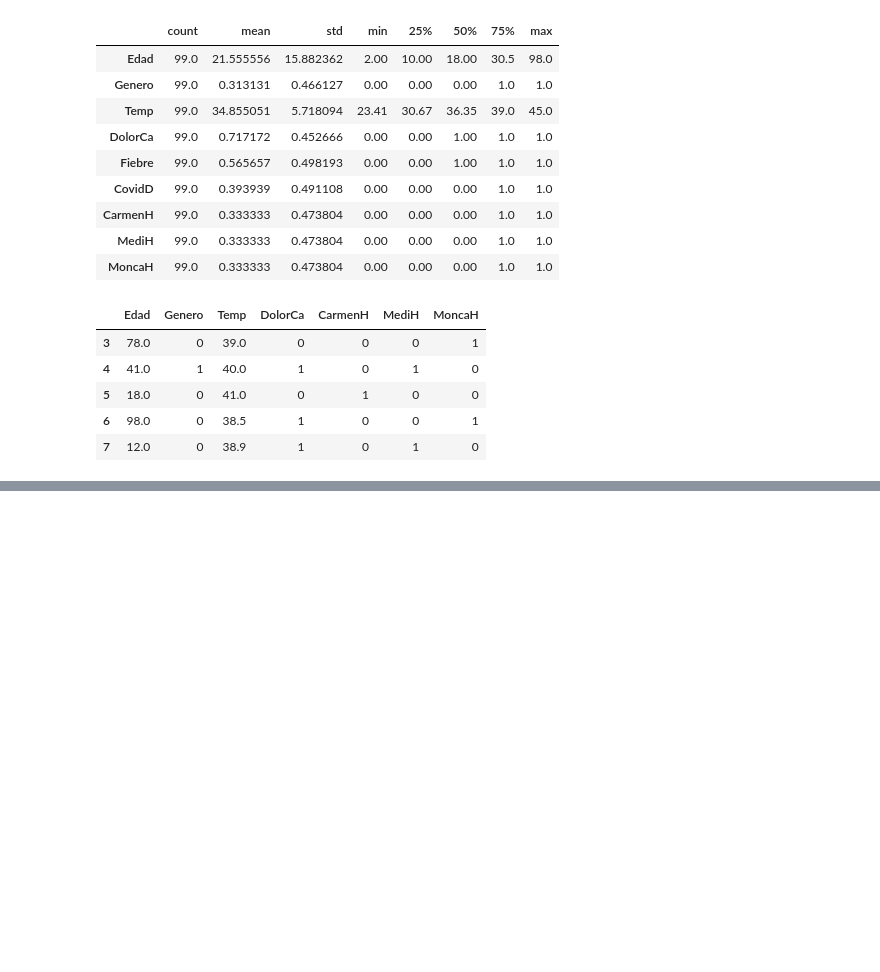
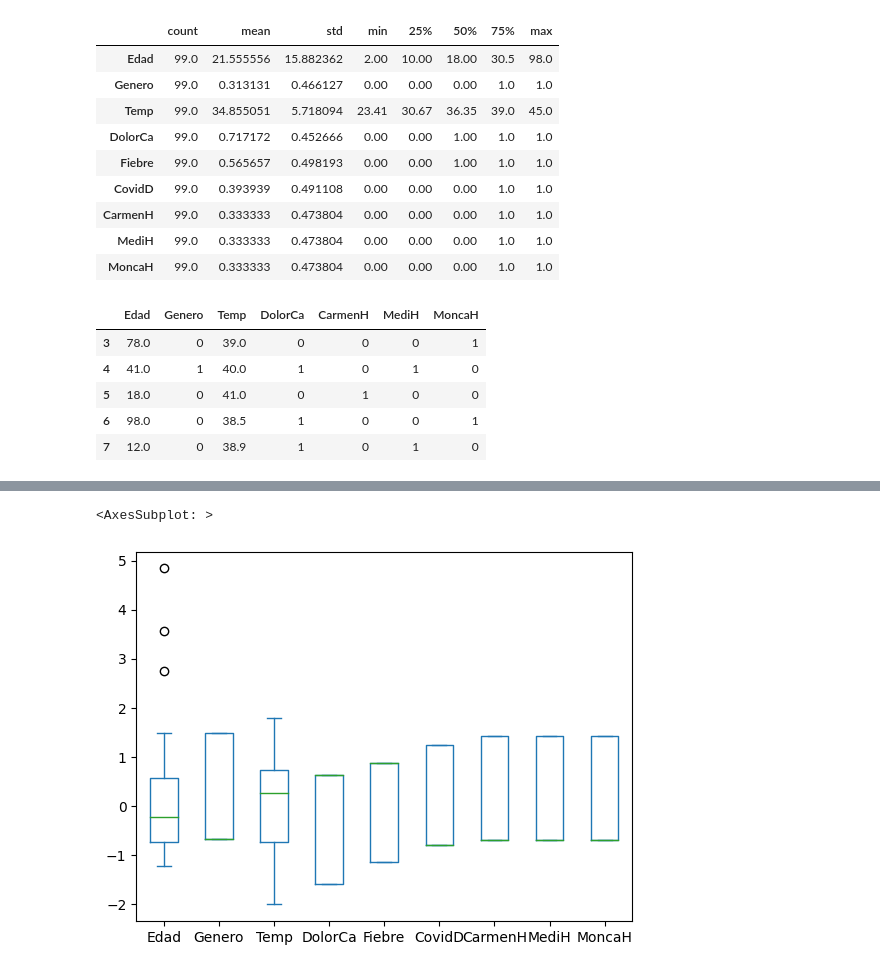
Before and after one commit to jaquimbayoc7/DocumentacionDiplomadoML, a Jupyter notebook: limpiezaDatosDos.ipynb, the cells around one changed output, grey strips where cells are left out. Cells and saved outputs as stored; diff of their text form; code cells hidden in the pictures; blank space fills up the shorter version.

```diff
--- a/limpiezaDatosDos.ipynb
+++ b/limpiezaDatosDos.ipynb
@@ -360,0 +502,11 @@ histoPlot(dataF, 'Temp',3)
+# %%
+##Estandarización - cuando la data es normal
+
+dataStan = stanData(dataF)
+
+dataStan.plot.box()
+
+##El problema ocurre porque la data no es normal por eso genera ruido.
+# %% [output]
+<AxesSubplot: >
+[figure, added]
```
Also changed, not shown: parts of 9 cells of this notebook, 2 other files.
